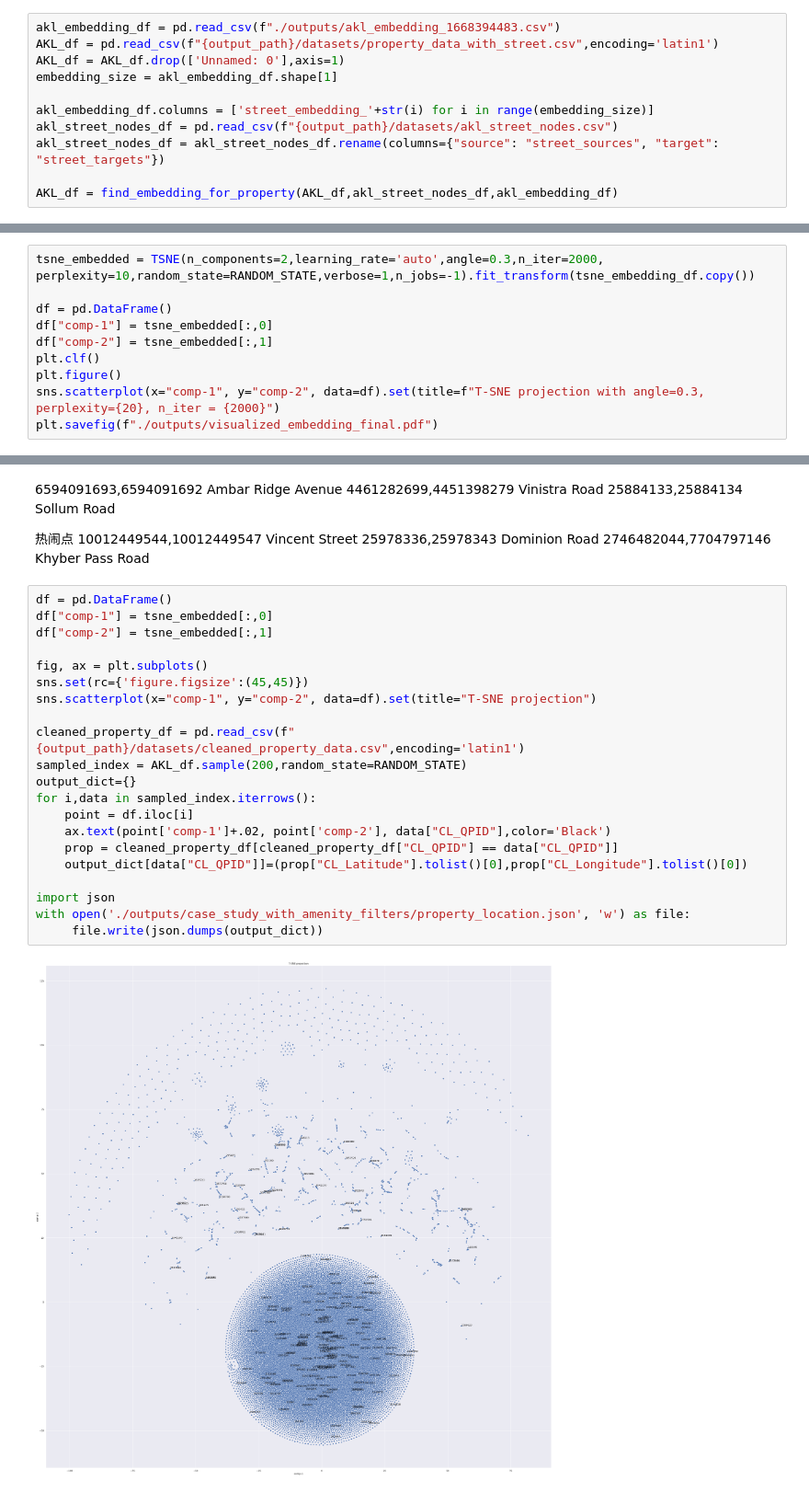
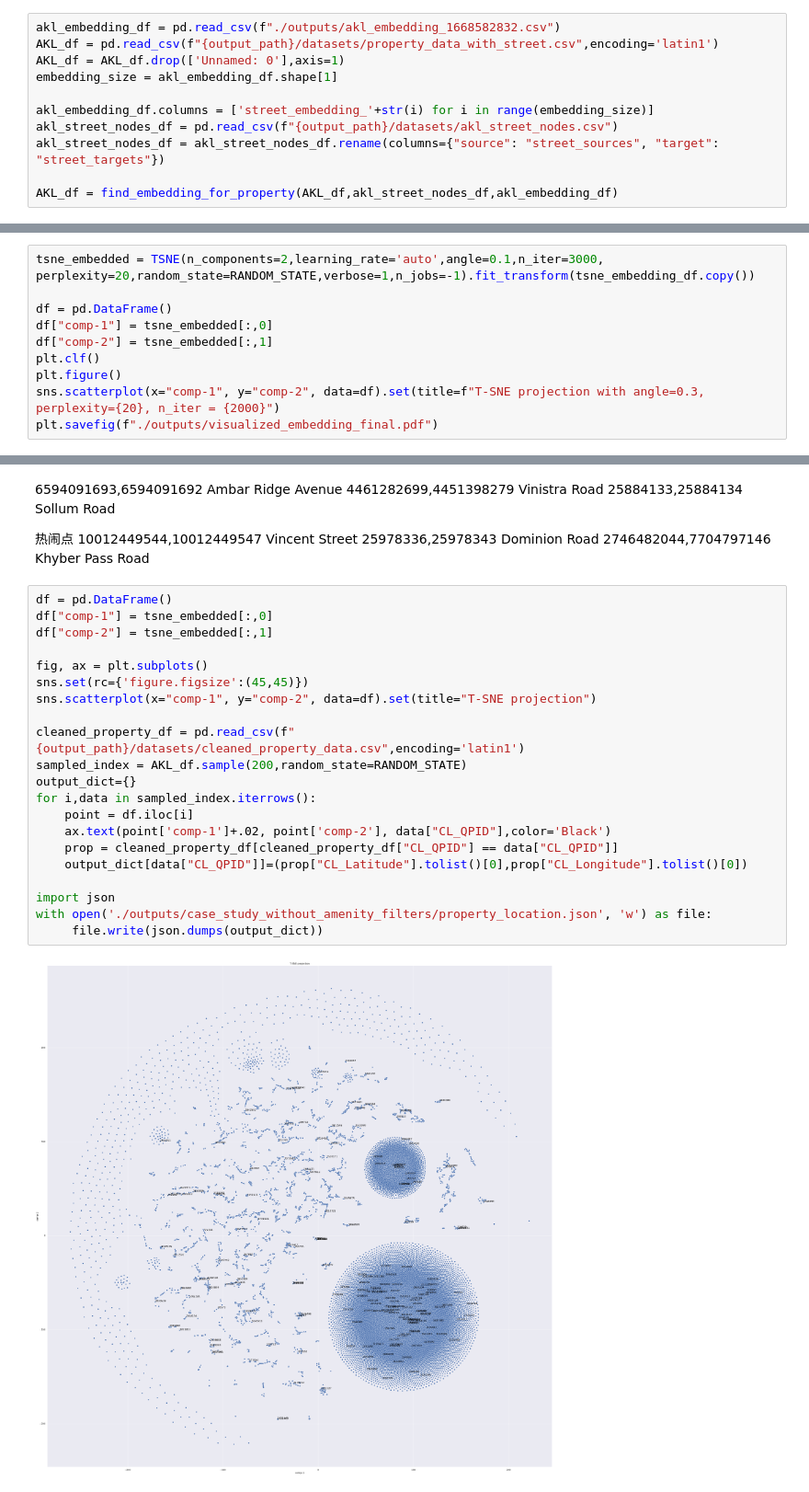
Before and after one commit to masonyc/uoa_789, a Jupyter notebook: src/Tuned_visualized_embedding.ipynb, the cells around one changed output, grey strips where cells are left out. Shown at 92% size. Drawn from its saved outputs; the diff is of its cells as text.

```diff
--- a/src/Tuned_visualized_embedding.ipynb
+++ b/src/Tuned_visualized_embedding.ipynb
@@ -12,7 +12,7 @@ def find_embedding_for_property(property_df,street_df,emb_df):
     output_df = property_df.merge(street_with_embedding,on=["street_sources","street_targets"])
     return output_df
 # %%
-akl_embedding_df = pd.read_csv(f"./outputs/akl_embedding_1668394483.csv")
+akl_embedding_df = pd.read_csv(f"./outputs/akl_embedding_1668582832.csv")
 AKL_df = pd.read_csv(f"{output_path}/datasets/property_data_with_street.csv",encoding='latin1')
 AKL_df = AKL_df.drop(['Unnamed: 0'],axis=1)
 embedding_size = akl_embedding_df.shape[1]
@@ -30,5 +30,5 @@ print(tsne_embedding_df.shape)
 # %%
-tsne_embedded = TSNE(n_components=2,learning_rate='auto',angle=0.3,n_iter=2000, perplexity=10,random_state=RANDOM_STATE,verbose=1,n_jobs=-1).fit_transform(tsne_embedding_df.copy())
+tsne_embedded = TSNE(n_components=2,learning_rate='auto',angle=0.1,n_iter=3000, perplexity=20,random_state=RANDOM_STATE,verbose=1,n_jobs=-1).fit_transform(tsne_embedding_df.copy())
 
 df = pd.DataFrame()
 df["comp-1"] = tsne_embedded[:,0]
@@ -71,23 +71,23 @@ plt.savefig(f"./outputs/visualized_embedding_final.pdf")
 # %%
 df = pd.DataFrame()
 df["comp-1"] = tsne_embedded[:,0]
 df["comp-2"] = tsne_embedded[:,1]
 
 fig, ax = plt.subplots()
 sns.set(rc={'figure.figsize':(45,45)})
 sns.scatterplot(x="comp-1", y="comp-2", data=df).set(title="T-SNE projection")
 
 cleaned_property_df = pd.read_csv(f"{output_path}/datasets/cleaned_property_data.csv",encoding='latin1')
 sampled_index = AKL_df.sample(200,random_state=RANDOM_STATE)
 output_dict={}
 for i,data in sampled_index.iterrows():
     point = df.iloc[i]
     ax.text(point['comp-1']+.02, point['comp-2'], data["CL_QPID"],color='Black')
     prop = cleaned_property_df[cleaned_property_df["CL_QPID"] == data["CL_QPID"]]
     output_dict[data["CL_QPID"]]=(prop["CL_Latitude"].tolist()[0],prop["CL_Longitude"].tolist()[0])
 
 import json
-with open('./outputs/case_study_with_amenity_filters/property_location.json', 'w') as file:
+with open('./outputs/case_study_without_amenity_filters/property_location.json', 'w') as file:
      file.write(json.dumps(output_dict))
 # %% [output]
-[figure, old version]
+[figure, new version]
```
Also changed, not shown: parts of 2 cells of this notebook, 7 other files.
